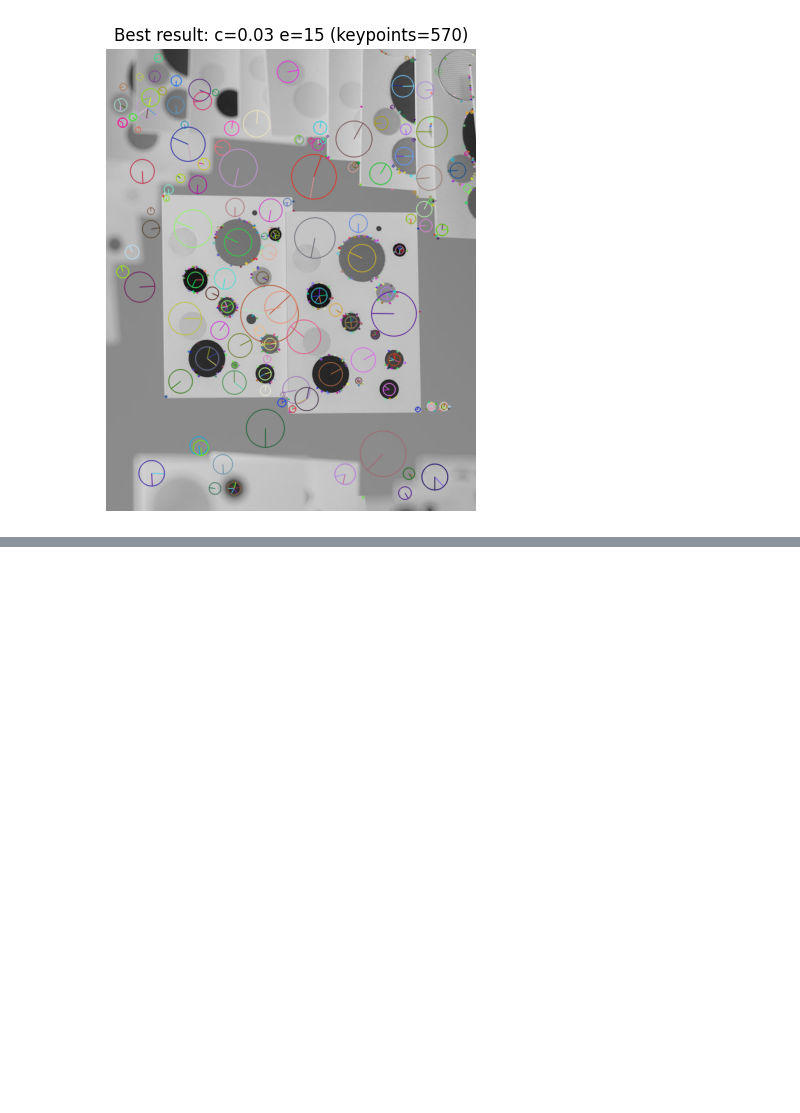
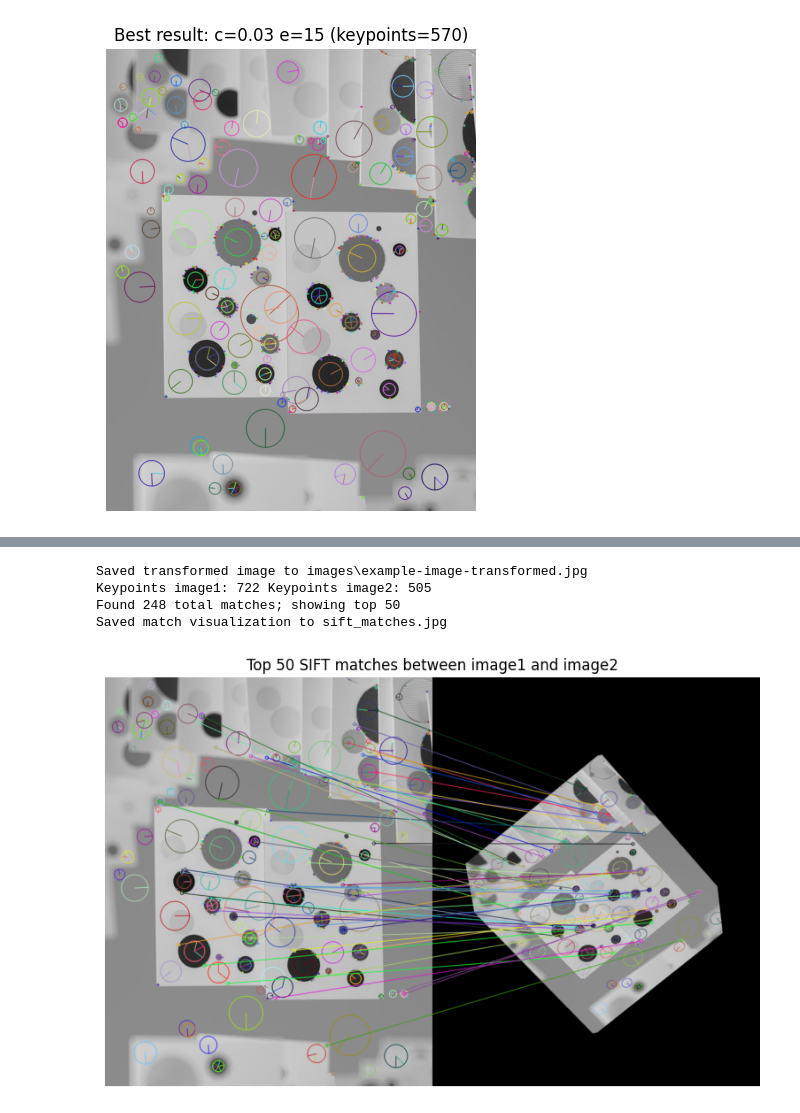
Before and after one commit to Zach-Swartz/CSC-391-Repo, a Jupyter notebook: feature_detection/repo3code.ipynb, the cells around one changed output, grey strips where cells are left out. Saved outputs shown, nothing was run; the diff lists cells and outputs as text; code cells hidden in the pictures; blank space fills up the shorter version.

```diff
--- a/feature_detection/repo3code.ipynb
+++ b/feature_detection/repo3code.ipynb
@@ -141,0 +146,62 @@ Best parameters by count -> contrast = 0.03, edge = 15, keypoints = 570
+# %%
+image1 = img.copy()
+rows, cols = image1.shape[:2]
+
+# Rotate and scale
+M_rot = cv.getRotationMatrix2D((cols/2, rows/2), 30, 0.8)
+img_rot = cv.warpAffine(image1, M_rot, (cols, rows))
+
+# Affine warp
+pts1 = np.float32([[0,0], [cols-1,0], [0,rows-1]])
+pts2 = np.float32([[0,0.25*rows], [0.85*(cols-1), 0.05*rows], [0.15*(cols-1), rows-1]])
+M_aff = cv.getAffineTransform(pts1, pts2)
+img_aff = cv.warpAffine(img_rot, M_aff, (cols, rows))
+
+# Small perspective change
+pts_src = np.float32([[0,0], [cols-1,0], [cols-1,rows-1], [0,rows-1]])
+pts_dst = np.float32([[0.05*cols, 0.03*rows], [cols-1-0.05*cols, 0.10*rows], [cols-1-0.10*cols, rows-1-0.05*rows], [0.08*cols, rows-1-0.08*rows]])
+M_pers = cv.getPerspectiveTransform(pts_src, pts_dst)
+img_pers = cv.warpPerspective(img_aff, M_pers, (cols, rows))
+
+out_path = os.path.join('images','example-image-transformed.jpg')
+os.makedirs(os.path.dirname(out_path), exist_ok=True)
+cv.imwrite(out_path, img_pers)
+print(f'Saved transformed image to {out_path}')
+
+image2 = img_pers
+gray1 = cv.cvtColor(image1, cv.COLOR_BGR2GRAY)
+gray2 = cv.cvtColor(image2, cv.COLOR_BGR2GRAY)
+sift = cv.SIFT_create()
+keypoints, descriptors = sift.detectAndCompute(gray1, None)
+keypoints2, descriptors2 = sift.detectAndCompute(gray2, None)
+print('Keypoints image1:', len(keypoints), 'Keypoints image2:', len(keypoints2))
+
+# Ensure descriptors exist
+if descriptors is None or descriptors2 is None:
+    print('One of the descriptor sets is empty; aborting matching.')
+else:
+    # Brute-force matcher with L2 and cross-checking
+    bf = cv.BFMatcher(cv.NORM_L2, crossCheck=True)
+    matches = bf.match(descriptors, descriptors2)
+    matches = sorted(matches, key=lambda x: x.distance)
+    print(f'Found {len(matches)} total matches; showing top 50')
+    # Draw top matches
+    draw_count = min(50, len(matches))
+    matched_img = cv.drawMatches(image1, keypoints, image2, keypoints2, matches[:draw_count], None, flags=cv.DrawMatchesFlags_NOT_DRAW_SINGLE_POINTS)
+    # Save and display
+    match_out = 'sift_matches.jpg'
+    cv.imwrite(match_out, matched_img)
+    print(f'Saved match visualization to {match_out}')
+    # Display with matplotlib (convert BGR->RGB)
+    disp = cv.cvtColor(matched_img, cv.COLOR_BGR2RGB)
+    plt.figure(figsize=(12,6))
+    plt.imshow(disp)
+    plt.axis('off')
+    plt.title(f'Top {draw_count} SIFT matches between image1 and image2')
+    plt.show()
+# %% [output]
+Saved transformed image to images\example-image-transformed.jpg
+Keypoints image1: 722 Keypoints image2: 505
+Found 248 total matches; showing top 50
+Saved match visualization to sift_matches.jpg
+[figure, added]
```
Also changed, not shown: parts of 1 cell of this notebook, 3 other files.
